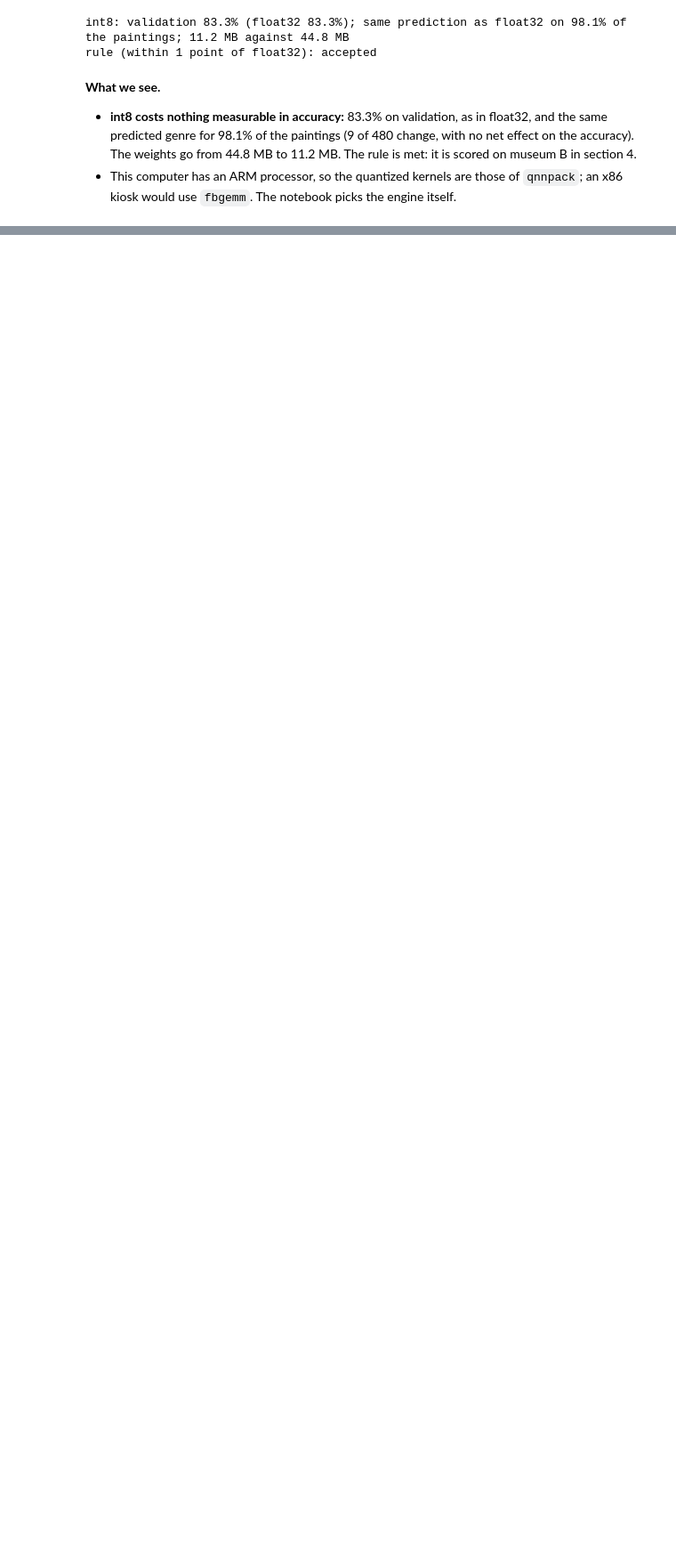
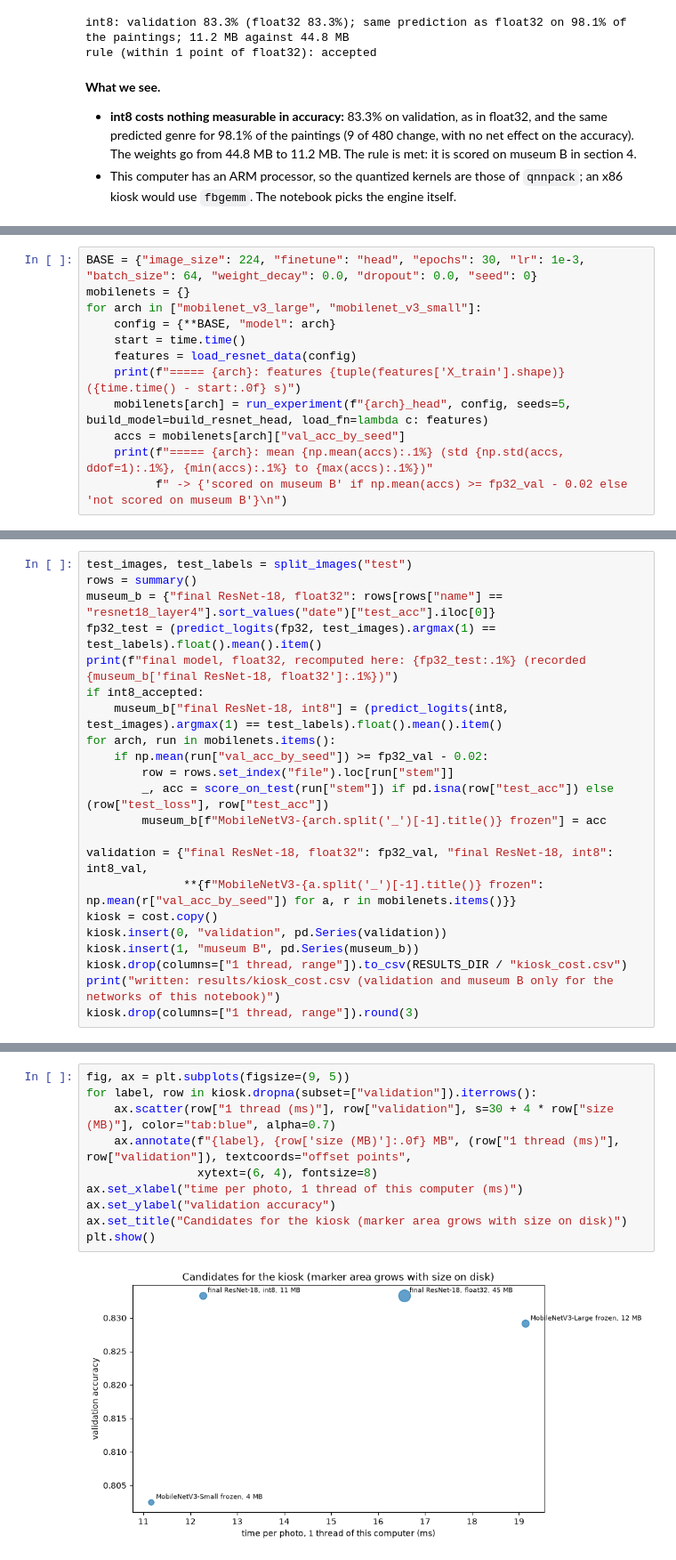
Before and after one commit to Xenodion/deep-learning-project-waerniers-lamy, a Jupyter notebook: src/deep_learning_project_waerniers_lamy_mahieddine/vision/P16_kiosk_cost.ipynb, the cells around one changed output, grey strips where cells are left out. Shown at 89% size. Cells and saved outputs as stored; diff of their text form; blank space fills up the shorter version.

```diff
--- a/src/deep_learning_project_waerniers_lamy_mahieddine/vision/P16_kiosk_cost.ipynb
+++ b/src/deep_learning_project_waerniers_lamy_mahieddine/vision/P16_kiosk_cost.ipynb
@@ -89,0 +92,12 @@ rule (within 1 point of float32): accepted
+# %%
+BASE = {"image_size": 224, "finetune": "head", "epochs": 30, "lr": 1e-3, "batch_size": 64, "weight_decay": 0.0, "dropout": 0.0, "seed": 0}
+mobilenets = {}
+for arch in ["mobilenet_v3_large", "mobilenet_v3_small"]:
+    config = {**BASE, "model": arch}
+    start = time.time()
+    features = load_resnet_data(config)
+    print(f"===== {arch}: features {tuple(features['X_train'].shape)} ({time.time() - start:.0f} s)")
+    mobilenets[arch] = run_experiment(f"{arch}_head", config, seeds=5, build_model=build_resnet_head, load_fn=lambda c: features)
+    accs = mobilenets[arch]["val_acc_by_seed"]
+    print(f"===== {arch}: mean {np.mean(accs):.1%} (std {np.std(accs, ddof=1):.1%}, {min(accs):.1%} to {max(accs):.1%})"
+          f" -> {'scored on museum B' if np.mean(accs) >= fp32_val - 0.02 else 'not scored on museum B'}\n")
@@ -89,0 +179,22 @@ rule (within 1 point of float32): accepted
+# %%
+test_images, test_labels = split_images("test")
+rows = summary()
+museum_b = {"final ResNet-18, float32": rows[rows["name"] == "resnet18_layer4"].sort_values("date")["test_acc"].iloc[0]}
+fp32_test = (predict_logits(fp32, test_images).argmax(1) == test_labels).float().mean().item()
+print(f"final model, float32, recomputed here: {fp32_test:.1%} (recorded {museum_b['final ResNet-18, float32']:.1%})")
+if int8_accepted:
+    museum_b["final ResNet-18, int8"] = (predict_logits(int8, test_images).argmax(1) == test_labels).float().mean().item()
+for arch, run in mobilenets.items():
+    if np.mean(run["val_acc_by_seed"]) >= fp32_val - 0.02:
+        row = rows.set_index("file").loc[run["stem"]]
+        _, acc = score_on_test(run["stem"]) if pd.isna(row["test_acc"]) else (row["test_loss"], row["test_acc"])
+        museum_b[f"MobileNetV3-{arch.split('_')[-1].title()} frozen"] = acc
+
+validation = {"final ResNet-18, float32": fp32_val, "final ResNet-18, int8": int8_val,
+              **{f"MobileNetV3-{a.split('_')[-1].title()} frozen": np.mean(r["val_acc_by_seed"]) for a, r in mobilenets.items()}}
+kiosk = cost.copy()
+kiosk.insert(0, "validation", pd.Series(validation))
+kiosk.insert(1, "museum B", pd.Series(museum_b))
+kiosk.drop(columns=["1 thread, range"]).to_csv(RESULTS_DIR / "kiosk_cost.csv")
+print("written: results/kiosk_cost.csv (validation and museum B only for the networks of this notebook)")
+kiosk.drop(columns=["1 thread, range"]).round(3)
@@ -89,0 +213,12 @@ rule (within 1 point of float32): accepted
+# %%
+fig, ax = plt.subplots(figsize=(9, 5))
+for label, row in kiosk.dropna(subset=["validation"]).iterrows():
+    ax.scatter(row["1 thread (ms)"], row["validation"], s=30 + 4 * row["size (MB)"], color="tab:blue", alpha=0.7)
+    ax.annotate(f"{label}, {row['size (MB)']:.0f} MB", (row["1 thread (ms)"], row["validation"]), textcoords="offset points",
+                xytext=(6, 4), fontsize=8)
+ax.set_xlabel("time per photo, 1 thread of this computer (ms)")
+ax.set_ylabel("validation accuracy")
+ax.set_title("Candidates for the kiosk (marker area grows with size on disk)")
+plt.show()
+# %% [output]
+[figure, added]
```
Also changed, not shown: parts of 11 cells of this notebook, 4 other files.
